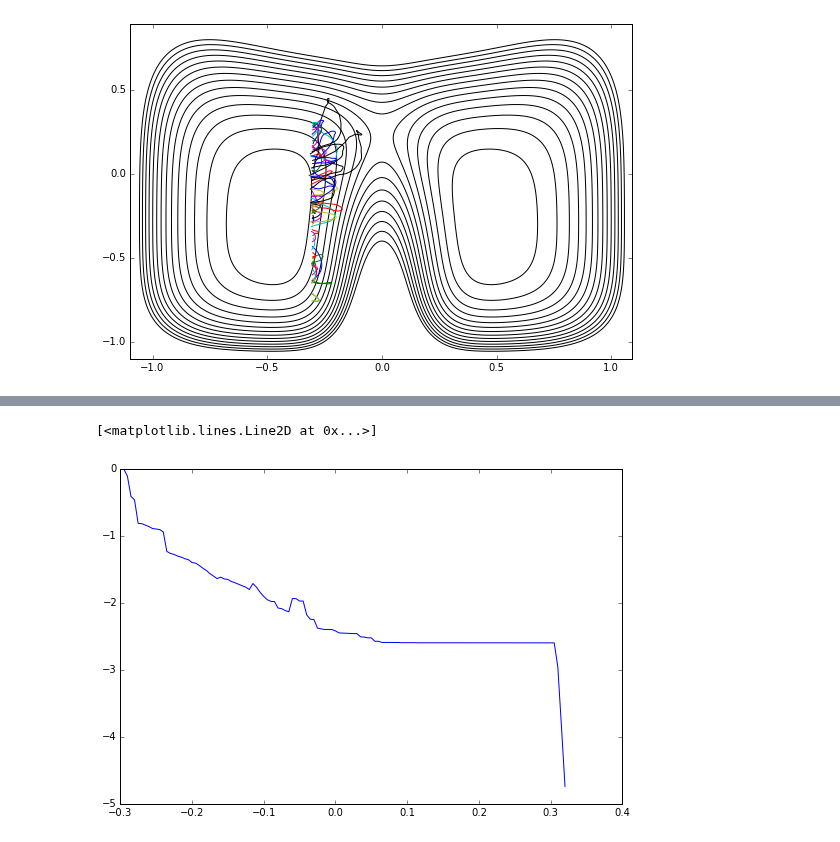
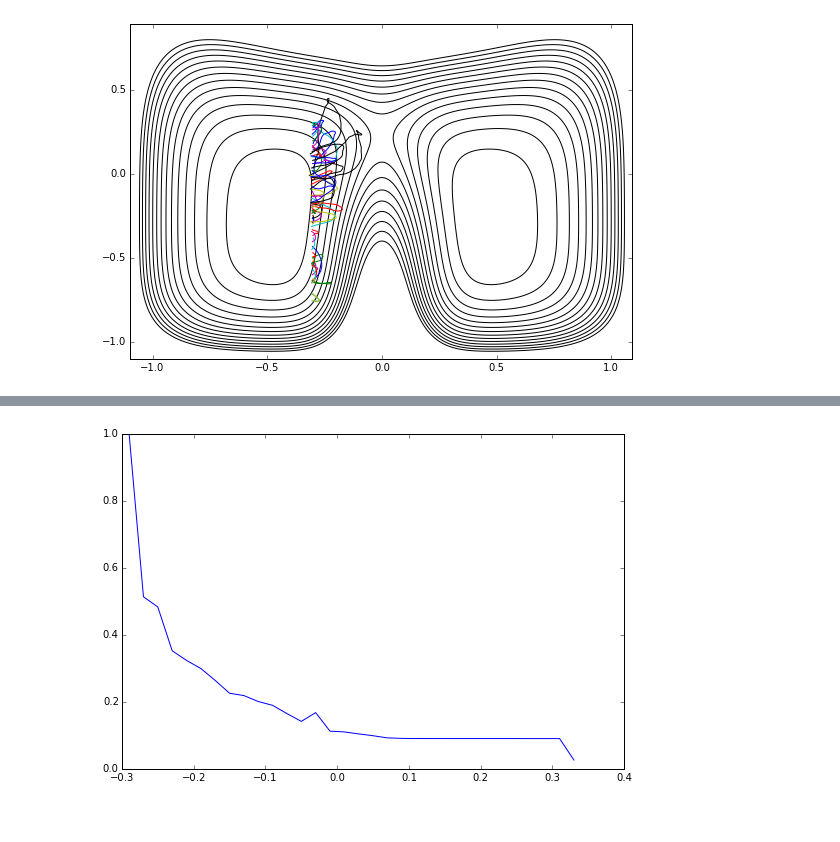
Before and after one commit to openpathsampling/openpathsampling, a Jupyter notebook: examples/ipython/toy_analysis.ipynb, the cells around one changed output, grey strips where cells are left out. Saved outputs shown, nothing was run; the diff lists cells and outputs as text; code cells hidden in the pictures.

```diff
--- a/examples/ipython/toy_analysis.ipynb
+++ b/examples/ipython/toy_analysis.ipynb
@@ -83,5 +81,6 @@ plt.plot(list(zip(*wham_hist_list)[0]), list(zip(*wham_hist_list)[1]))
-# %%
-plt.plot(list(zip(*wham_hist_list)[0]), np.log(list(zip(*wham_hist_list)[1])))
-# %% [output]
-[<matplotlib.lines.Line2D at 0x...>]
-[figure, removed]
+# %%
+wham = retis.total_crossing_probability(method="wham")
+# %%
+plt.plot(wham.keys(), wham.values());
+# %% [output]
+[figure, added]
```
Also changed, not shown: parts of 13 cells of this notebook, 1 other file.
